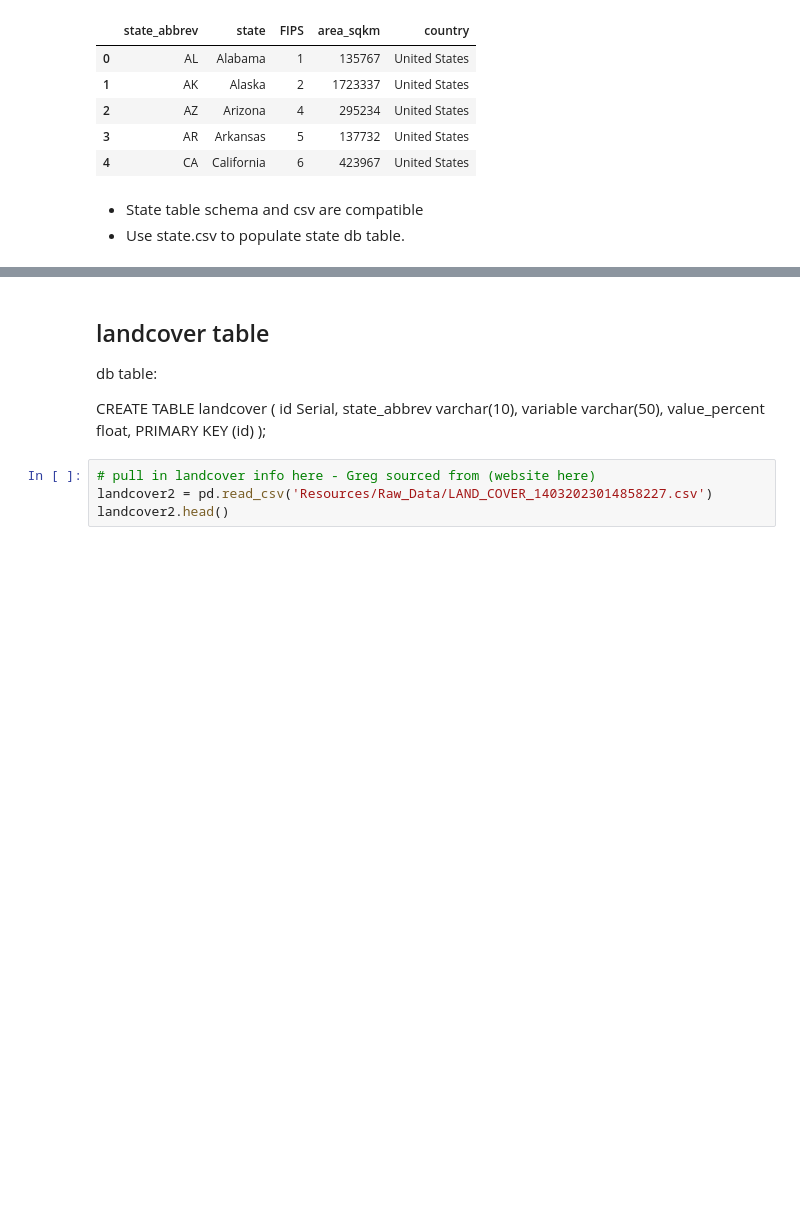
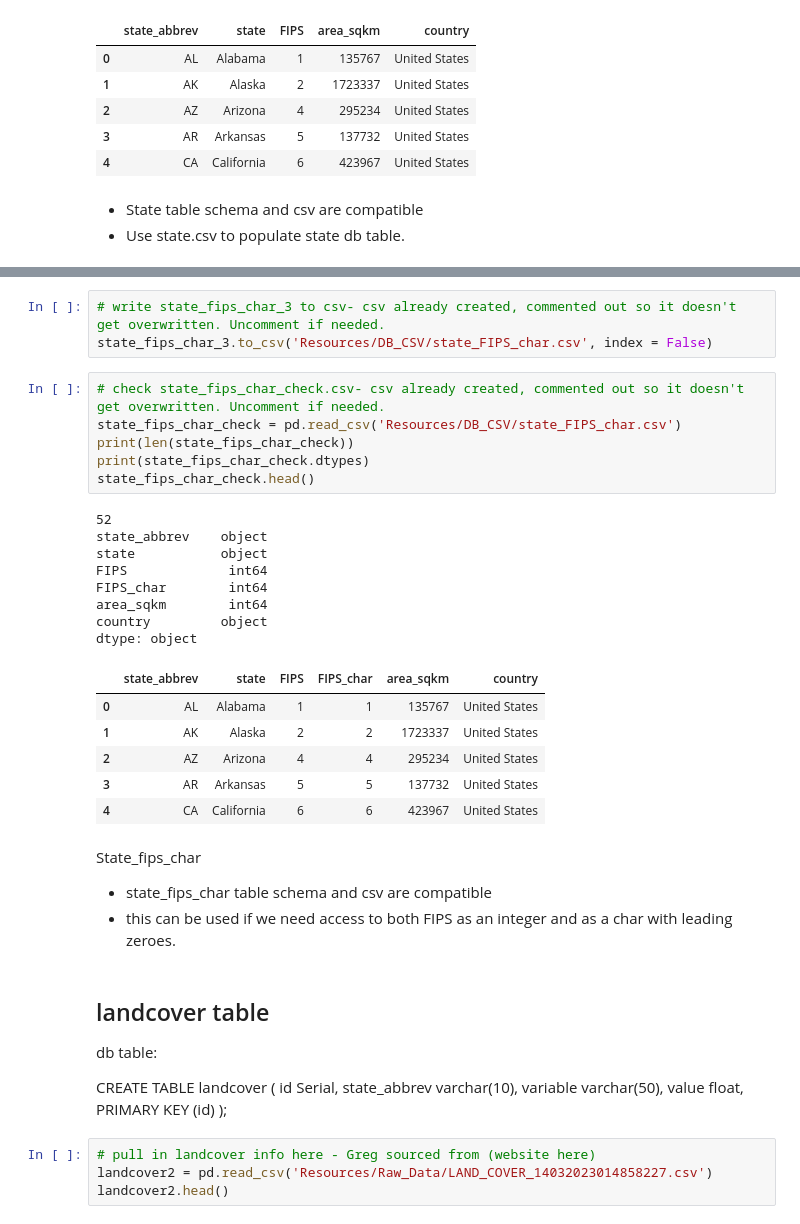
Before and after one commit to gwroth89/meteorite-ml-project, a Jupyter notebook: DB_CSV_Create.ipynb, the cells around one changed output, grey strips where cells are left out. Drawn from its saved outputs; the diff is of its cells as text; blank space fills up the shorter version.

```diff
--- a/DB_CSV_Create.ipynb
+++ b/DB_CSV_Create.ipynb
@@ -206,3 +285,31 @@ dtype: object
+# %%
+# write state_fips_char_3 to csv- csv already created, commented out so it doesn't get overwritten. Uncomment if needed.
+state_fips_char_3.to_csv('Resources/DB_CSV/state_FIPS_char.csv', index = False)
+# %%
+# check state_fips_char_check.csv- csv already created, commented out so it doesn't get overwritten. Uncomment if needed.
+state_fips_char_check = pd.read_csv('Resources/DB_CSV/state_FIPS_char.csv')
+print(len(state_fips_char_check))
+print(state_fips_char_check.dtypes)
+state_fips_char_check.head()
+# %% [output]
+52
+state_abbrev    object
+state           object
+FIPS             int64
+FIPS_char        int64
+area_sqkm        int64
+country         object
+dtype: object
+|  | state_abbrev | state | FIPS | FIPS_char | area_sqkm | country |
+| 0 | AL | Alabama | 1 | 1 | 135767 | United States |
+| 1 | AK | Alaska | 2 | 2 | 1723337 | United States |
+| 2 | AZ | Arizona | 4 | 4 | 295234 | United States |
+| 3 | AR | Arkansas | 5 | 5 | 137732 | United States |
+| 4 | CA | California | 6 | 6 | 423967 | United States |
+# %% [markdown]
+State_fips_char
+* state_fips_char table schema and csv are compatible
+* this can be used if we need access to both FIPS as an integer and as a char with leading zeroes.
 # %% [markdown]
 ## landcover table
 
@@ -212,7 +319,7 @@ CREATE TABLE landcover (
 	id Serial,
 	state_abbrev varchar(10),
   	variable varchar(50),
-  	value_percent float,
+  	value float,
   	PRIMARY KEY (id)
 );
 # %%
```
Also changed, not shown: parts of 9 cells of this notebook, 5 other files.
